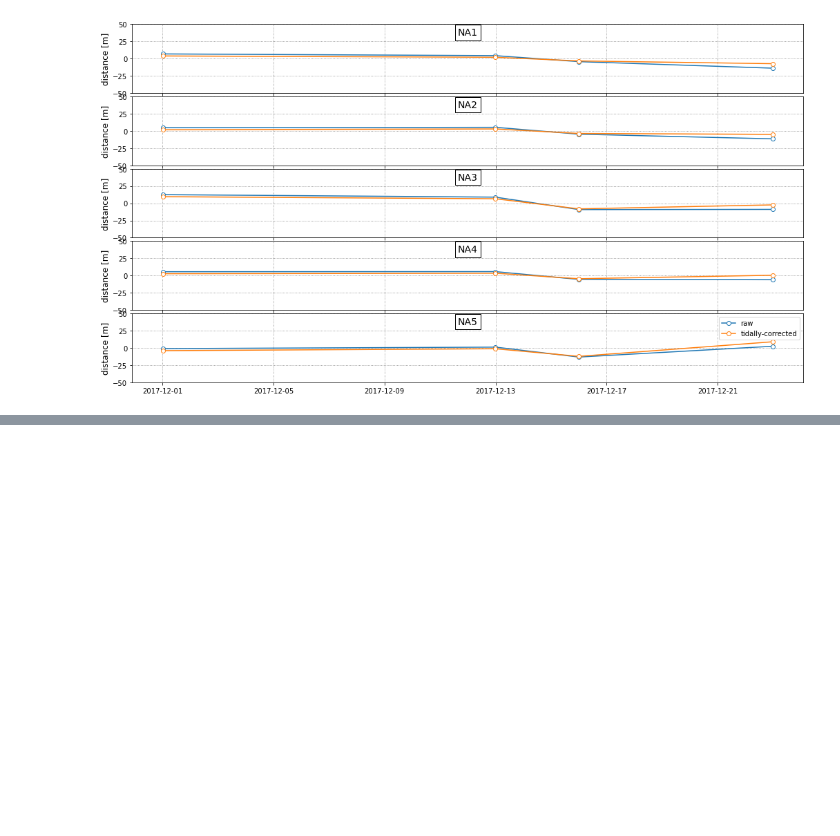
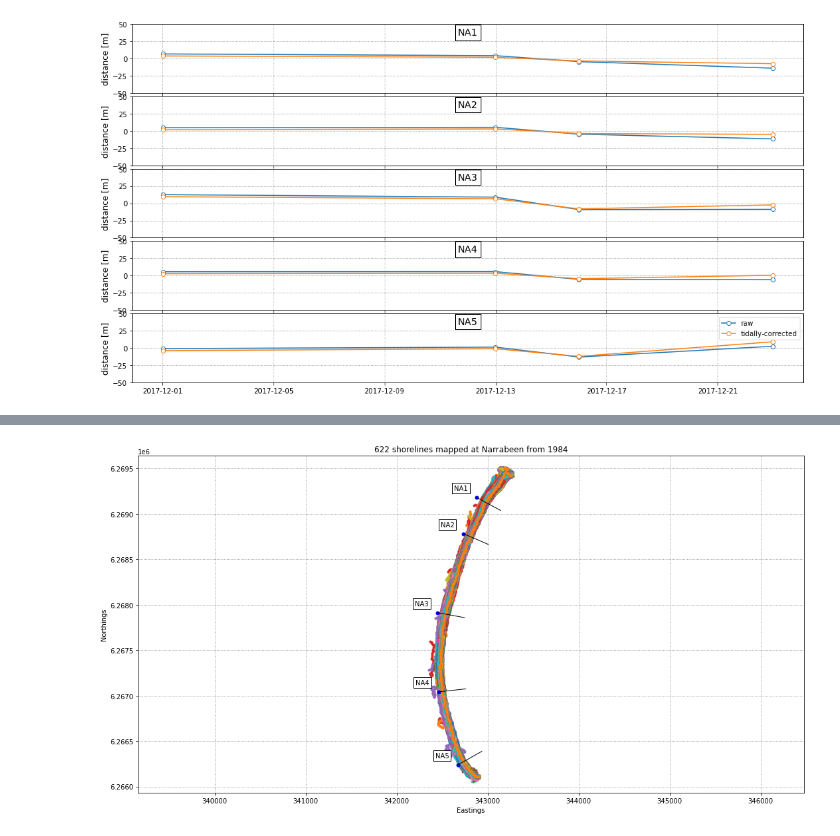
Before and after one commit to kvos/CoastSat, a Jupyter notebook: example_jupyter.ipynb, the cells around one changed output, grey strips where cells are left out. Drawn from its saved outputs; the diff is of its cells as text; code cells hidden in the pictures; blank space fills up the shorter version.

```diff
--- a/example_jupyter.ipynb
+++ b/example_jupyter.ipynb
@@ -194,6 +198,10 @@ In this section we show how to compute time-series of cross-shore distance along
 filepath = os.path.join(inputs['filepath'], sitename)
 with open(os.path.join(filepath, sitename + '_output' + '.pkl'), 'rb') as f:
     output = pickle.load(f)
+# remove duplicates (images taken on the same date by the same satellite)
+output = SDS_tools.remove_duplicates(output)
+# remove inaccurate georeferencing (set threshold to 10 m)
+output = SDS_tools.remove_inaccurate_georef(output, 10)
 # %% [markdown]
 There are 3 options to define the coordinates of the shore-normal transects:
 
@@ -263,6 +303,17 @@ for i,key in enumerate(cross_distance.keys()):
             va='top', transform=ax.transAxes, fontsize=14)
 # %% [output]
 [figure]
+# %%
+# save a .csv file for Excel users
+out_dict = dict([])
+out_dict['dates'] = output['dates']
+for key in transects.keys():
+    out_dict[key] = cross_distance[key]
+df = pd.DataFrame(out_dict)
+fn = os.path.join(settings['inputs']['filepath'],settings['inputs']['sitename'],
+                  'transect_time_series.csv')
+df.to_csv(fn, sep=',')
+print('Time-series of the shoreline change along the transects saved as:\n%s'%fn)
 # %% [markdown]
 ## 4. Tidal correction
 
@@ -309,7 +360,7 @@ for key in cross_distance.keys():
 out_dict = dict([])
 out_dict['dates'] = dates_sat
 for key in cross_distance_tidally_corrected.keys():
-    out_dict['Transect '+ key] = cross_distance_tidally_corrected[key]
+    out_dict[key] = cross_distance_tidally_corrected[key]
 df = pd.DataFrame(out_dict)
 fn = os.path.join(settings['inputs']['filepath'],settings['inputs']['sitename'],
                   'transect_time_series_tidally_corrected.csv')
@@ -338,0 +396,32 @@ C:\Users\z5030440\OneDrive - UNSW\CoastSat\data\NARRA\transect_time_series_tidal
+# %%
+# load mapped shorelines from 1984
+filename_output = os.path.join(os.getcwd(),'examples','NARRA_output.pkl')
+with open(filename_output, 'rb') as f:
+    output = pickle.load(f)
+
+# plot the mapped shorelines
+fig = plt.figure(figsize=[15,8], tight_layout=True)
+plt.axis('equal')
+plt.xlabel('Eastings')
+plt.ylabel('Northings')
+plt.grid(linestyle=':', color='0.5')
+plt.title('%d shorelines mapped at Narrabeen from 1984'%len(output['shorelines']))
+for i in range(len(output['shorelines'])):
+    sl = output['shorelines'][i]
+    date = output['dates'][i]
+    plt.plot(sl[:,0], sl[:,1], '.', label=date.strftime('%d-%m-%Y'))
+for i,key in enumerate(list(transects.keys())):
+    plt.plot(transects[key][0,0],transects[key][0,1], 'bo', ms=5)
+    plt.plot(transects[key][:,0],transects[key][:,1],'k-',lw=1)
+    plt.text(transects[key][0,0]-100, transects[key][0,1]+100, key,
+             va='center', ha='right', bbox=dict(boxstyle="square", ec='k',fc='w'))
+
+# load long time-series (1984-2021)
+filepath = os.path.join(os.getcwd(),'examples','NARRA_time_series_tidally_corrected.csv')
+df = pd.read_csv(filepath, parse_dates=['dates'])
+dates = [_.to_pydatetime() for _ in df['dates']]
+cross_distance = dict([])
+for key in transects.keys():
+    cross_distance[key] = np.array(df[key])
+# %% [output]
+[figure, added]
```
Also changed, not shown: parts of 22 cells of this notebook, 3 other files.
